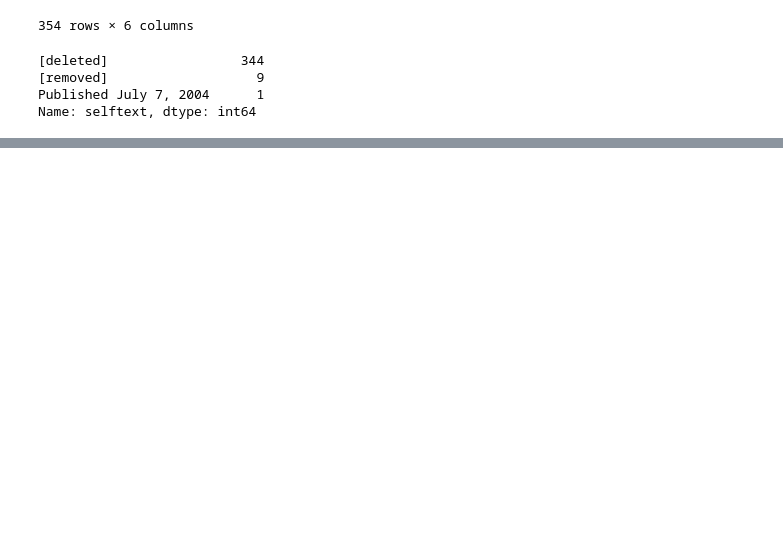
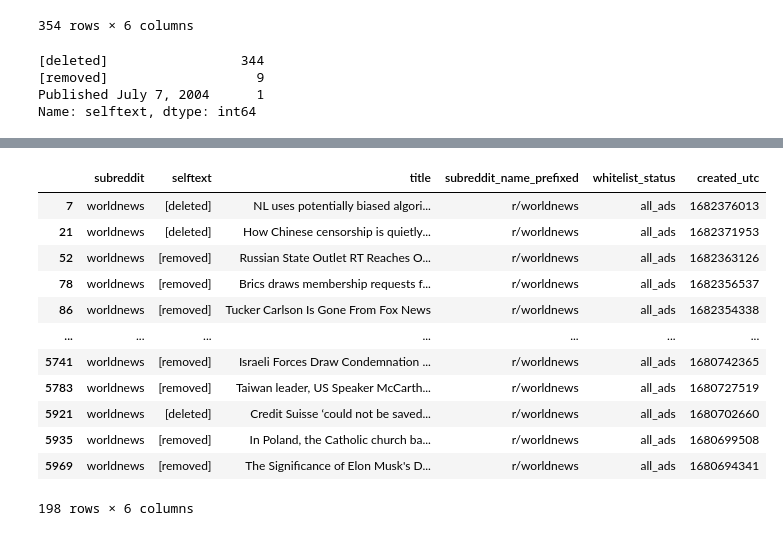
Before and after one commit to drossDS/Humor_Identification_with_NLP, a Jupyter notebook: code/2-Data_Cleaning.ipynb, the cells around one changed output, grey strips where cells are left out. Saved outputs shown, nothing was run; the diff lists cells and outputs as text; code cells hidden in the pictures; blank space fills up the shorter version.

```diff
--- a/code/2-Data_Cleaning.ipynb
+++ b/code/2-Data_Cleaning.ipynb
@@ -209,0 +231,17 @@ Name: selftext, dtype: int64
+# %%
+# Filter the dataframe to view only samples where the selftext is not null
+wldnws[wldnws['selftext'].isna() == False]
+# %% [output]
+|  | subreddit | selftext | title | subreddit_name_prefixed | whitelist_status | created_utc |
+| 7 | worldnews | [deleted] | NL uses potentially biased algori... | r/worldnews | all_ads | 1682376013 |
+| 21 | worldnews | [deleted] | How Chinese censorship is quietly... | r/worldnews | all_ads | 1682371953 |
+| 52 | worldnews | [removed] | Russian State Outlet RT Reaches O... | r/worldnews | all_ads | 1682363126 |
+| 78 | worldnews | [removed] | Brics draws membership requests f... | r/worldnews | all_ads | 1682356537 |
+| 86 | worldnews | [removed] | Tucker Carlson Is Gone From Fox News | r/worldnews | all_ads | 1682354338 |
+| ... | ... | ... | ... | ... | ... | ... |
+| 5741 | worldnews | [removed] | Israeli Forces Draw Condemnation ... | r/worldnews | all_ads | 1680742365 |
+| 5783 | worldnews | [removed] | Taiwan leader, US Speaker McCarth... | r/worldnews | all_ads | 1680727519 |
+| 5921 | worldnews | [deleted] | Credit Suisse ‘could not be saved... | r/worldnews | all_ads | 1680702660 |
+| 5935 | worldnews | [removed] | In Poland, the Catholic church ba... | r/worldnews | all_ads | 1680699508 |
+| 5969 | worldnews | [removed] | The Significance of Elon Musk's D... | r/worldnews | all_ads | 1680694341 |
+198 rows × 6 columns
```
Also changed, not shown: parts of 9 cells of this notebook.
